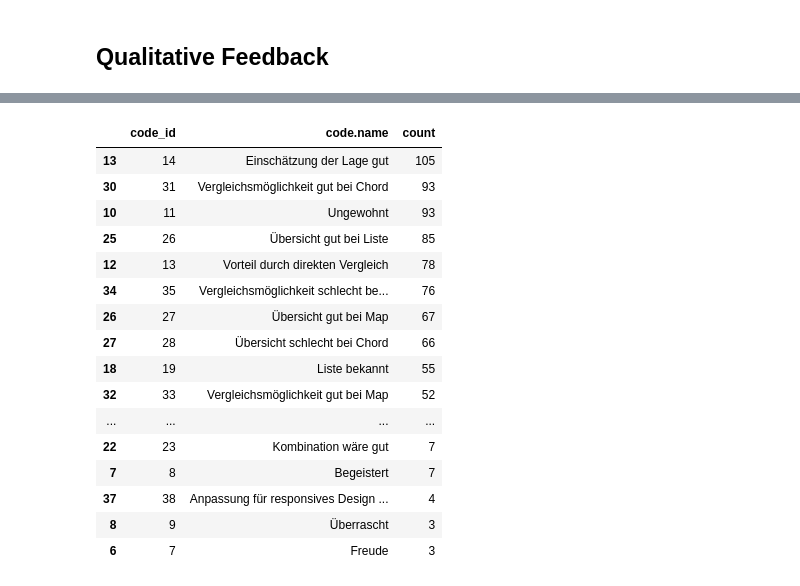
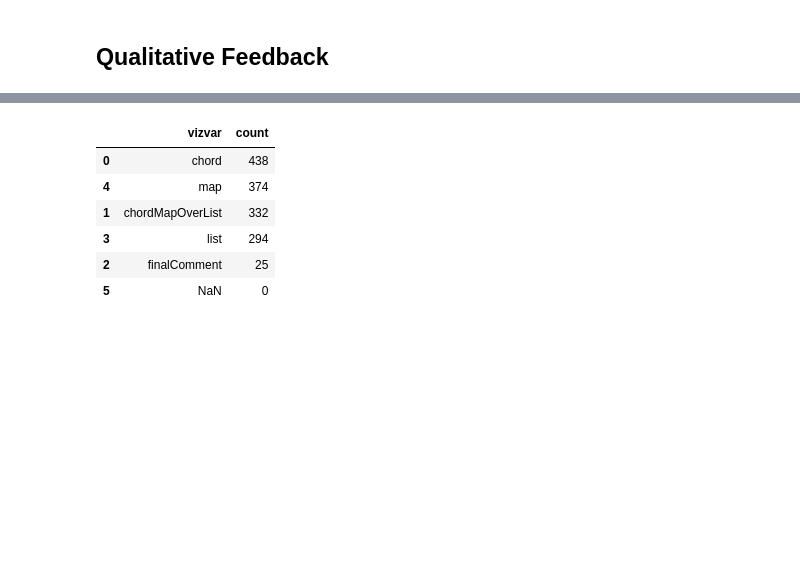
Before and after one commit to vsur/foodemapp, a Jupyter notebook: data/eval/getResults.ipynb, the cells around one changed output, grey strips where cells are left out. Drawn from its saved outputs; the diff is of its cells as text; code cells hidden in the pictures; blank space fills up the shorter version.

Commit message:
Calcs für die Qualitativen Feedbacks eingebaut.

```diff
--- a/data/eval/getResults.ipynb
+++ b/data/eval/getResults.ipynb
@@ -3716,25 +3837,20 @@ fig.show()
 # %%
 qualitativeData=pd.read_csv('participants_codes.csv', sep=';')
 # Code IDs mit Namen ausgeben
 
-allCodes = qualitativeData.groupby(['code_id', 'code.name'], dropna=False)['code_id'].count().reset_index(name='count').sort_values(by='count', ascending=False)
+allCodesCounts = qualitativeData.groupby(['code_id', 'code.name', 'field_types.name'], dropna=False)['code_id'].count().reset_index(name='count').sort_values(by=['count', 'field_types.name'], ascending=False)
+codeGroupsCounts = qualitativeData.groupby(['field_types.name'], dropna=False)['field_types.name'].count().reset_index(name='count').sort_values(by=['count', 'field_types.name'], ascending=False)
+questionAllocationCounts = qualitativeData.groupby(['vizvar'], dropna=False)['vizvar'].count().reset_index(name='count').sort_values(by=['count'], ascending=False)
+
 # qualitativeData
-allCodes
+# allCodesCounts
+# codeGroupsCounts
+questionAllocationCounts
 # %% [output]
-|  | code_id | code.name | count |
-| 13 | 14 | Einschätzung der Lage gut | 105 |
-| 30 | 31 | Vergleichsmöglichkeit gut bei Chord | 93 |
-| 10 | 11 | Ungewohnt | 93 |
-| 25 | 26 | Übersicht gut bei Liste | 85 |
-| 12 | 13 | Vorteil durch direkten Vergleich | 78 |
-| 34 | 35 | Vergleichsmöglichkeit schlecht be... | 76 |
-| 26 | 27 | Übersicht gut bei Map | 67 |
-| 27 | 28 | Übersicht schlecht bei Chord | 66 |
-| 18 | 19 | Liste bekannt | 55 |
-| 32 | 33 | Vergleichsmöglichkeit gut bei Map | 52 |
-| ... | ... | ... | ... |
-| 22 | 23 | Kombination wäre gut | 7 |
-| 7 | 8 | Begeistert | 7 |
-| 37 | 38 | Anpassung für responsives Design ... | 4 |
-| 8 | 9 | Überrascht | 3 |
-| 6 | 7 | Freude | 3 |
+|  | vizvar | count |
+| 0 | chord | 438 |
+| 4 | map | 374 |
+| 1 | chordMapOverList | 332 |
+| 3 | list | 294 |
+| 2 | finalComment | 25 |
+| 5 | NaN | 0 |
```
Also changed, not shown: parts of 2 cells of this notebook.
